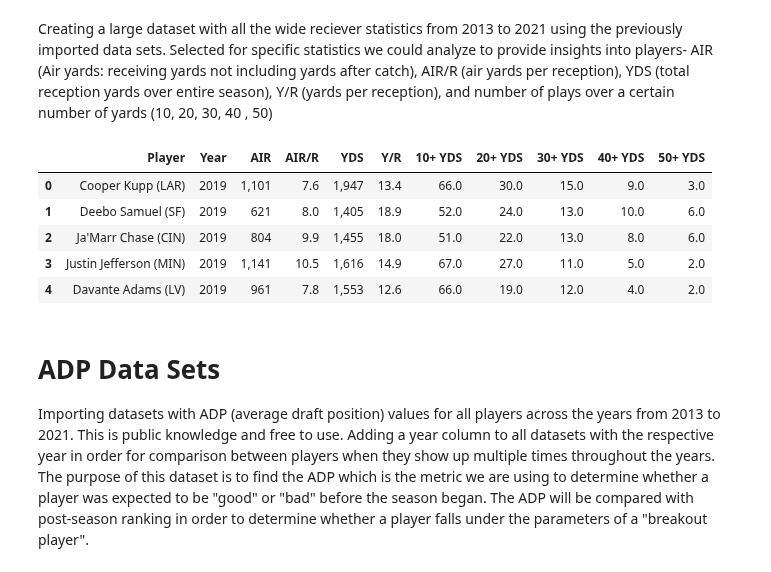
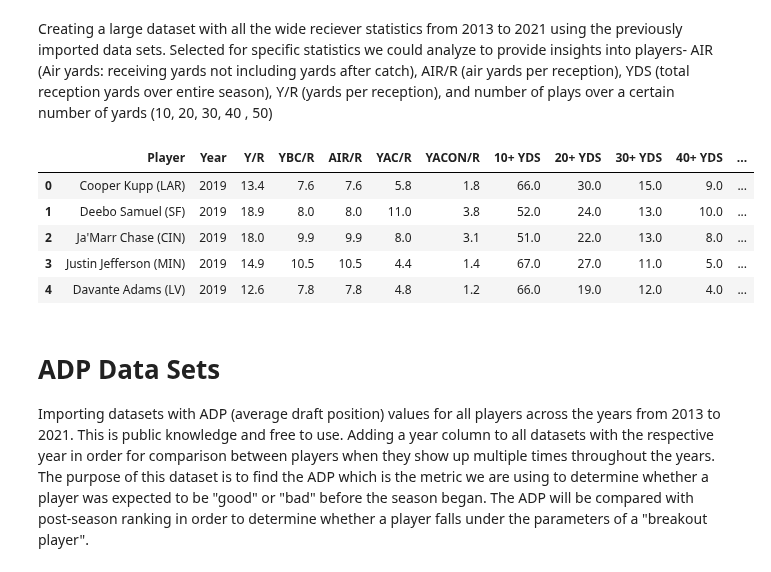
Before and after one commit to jjz62/info2950group, a Jupyter notebook: data_notebook.ipynb, the cells around one changed output. Saved outputs shown, nothing was run; the diff lists cells and outputs as text; code cells hidden in the pictures.

```diff
--- a/data_notebook.ipynb
+++ b/data_notebook.ipynb
@@ -54,15 +54,15 @@ Creating a large dataset with all the wide reciever statistics from 2013 to 2021
 # %%
 #wr large dataset
 wr_table = pd.concat([wr_stats_2021,wr_stats_2020,wr_stats_2019,wr_stats_2018,wr_stats_2017,wr_stats_2016,wr_stats_2015,wr_stats_2014,wr_stats_2013])
-wr_table = wr_table[["Player", "Year", "AIR", "AIR/R", "YDS", "Y/R", "10+ YDS", "20+ YDS", "30+ YDS", "40+ YDS", "50+ YDS"]]
+wr_table = wr_table[["Player", "Year", "Y/R", "YBC/R", "AIR/R", "YAC/R", "YACON/R", "10+ YDS", "20+ YDS", "30+ YDS", "40+ YDS", "50+ YDS"]]
 wr_table.head()
 # %% [output]
-|  | Player | Year | AIR | AIR/R | YDS | Y/R | 10+ YDS | 20+ YDS | 30+ YDS | 40+ YDS | 50+ YDS |
-| 0 | Cooper Kupp (LAR) | 2019 | 1,101 | 7.6 | 1,947 | 13.4 | 66.0 | 30.0 | 15.0 | 9.0 | 3.0 |
-| 1 | Deebo Samuel (SF) | 2019 | 621 | 8.0 | 1,405 | 18.9 | 52.0 | 24.0 | 13.0 | 10.0 | 6.0 |
-| 2 | Ja'Marr Chase (CIN) | 2019 | 804 | 9.9 | 1,455 | 18.0 | 51.0 | 22.0 | 13.0 | 8.0 | 6.0 |
-| 3 | Justin Jefferson (MIN) | 2019 | 1,141 | 10.5 | 1,616 | 14.9 | 67.0 | 27.0 | 11.0 | 5.0 | 2.0 |
-| 4 | Davante Adams (LV) | 2019 | 961 | 7.8 | 1,553 | 12.6 | 66.0 | 19.0 | 12.0 | 4.0 | 2.0 |
+|  | Player | Year | Y/R | YBC/R | AIR/R | YAC/R | YACON/R | 10+ YDS | 20+ YDS | 30+ YDS | 40+ YDS | ... |
+| 0 | Cooper Kupp (LAR) | 2019 | 13.4 | 7.6 | 7.6 | 5.8 | 1.8 | 66.0 | 30.0 | 15.0 | 9.0 | ... |
+| 1 | Deebo Samuel (SF) | 2019 | 18.9 | 8.0 | 8.0 | 11.0 | 3.8 | 52.0 | 24.0 | 13.0 | 10.0 | ... |
+| 2 | Ja'Marr Chase (CIN) | 2019 | 18.0 | 9.9 | 9.9 | 8.0 | 3.1 | 51.0 | 22.0 | 13.0 | 8.0 | ... |
+| 3 | Justin Jefferson (MIN) | 2019 | 14.9 | 10.5 | 10.5 | 4.4 | 1.4 | 67.0 | 27.0 | 11.0 | 5.0 | ... |
+| 4 | Davante Adams (LV) | 2019 | 12.6 | 7.8 | 7.8 | 4.8 | 1.2 | 66.0 | 19.0 | 12.0 | 4.0 | ... |
 # %% [markdown]
 # ADP Data Sets
 
```
Also changed, not shown: parts of 3 cells of this notebook.
